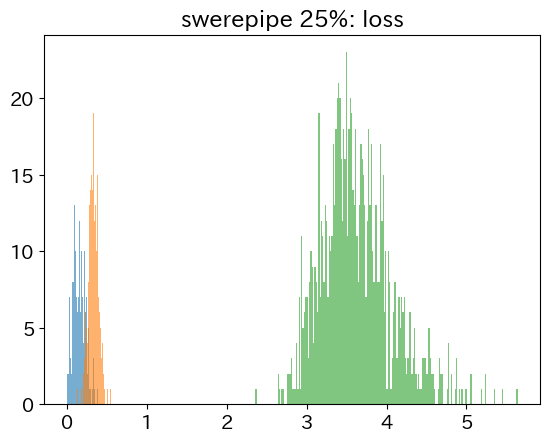
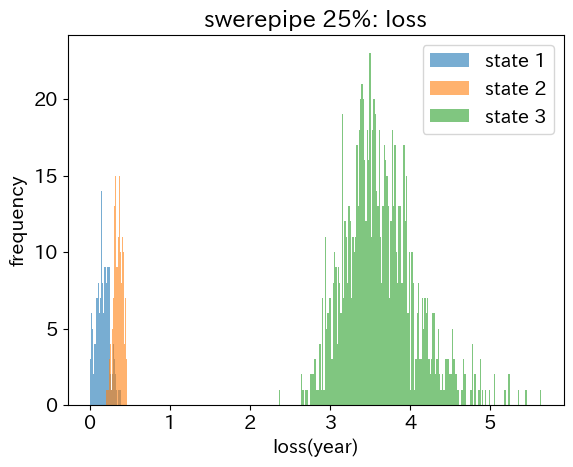
Code edit (unified diff) that turned the first committed figure into the second:
--- before
+++ after
@@ -13,9 +13,14 @@
         
         plt.title(str(key)+f" {(idx+1)*25}%: loss")
+        plt.xlabel("loss(year)")
+        plt.ylabel("frequency")
+        
         if str(key)=="shoban":
             plt.title(f"deck {(idx+1)*25}%: loss")
         for state in range(3):
             r_state = r[r["paramerter"]==state+1]
-            plt.hist(r_state["loss"],alpha=0.6,bins=200)
+            plt.hist(r_state["loss"],alpha=0.6,bins=200, label=f"state {state+1}")
+        plt.legend(loc='upper right')
+        plt.savefig(f"{key}_{(idx+1)*25}_loss_histogram.png")
         plt.show()
         # for i in range(3):

Commit: commit